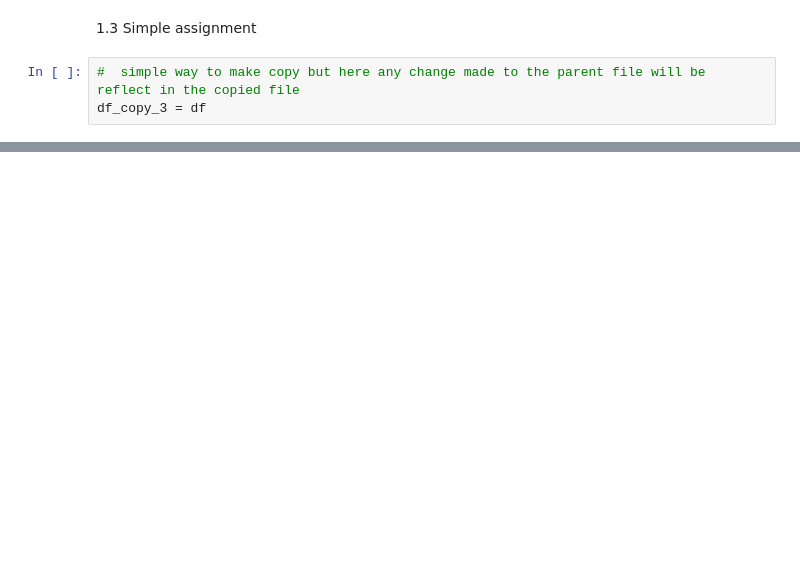
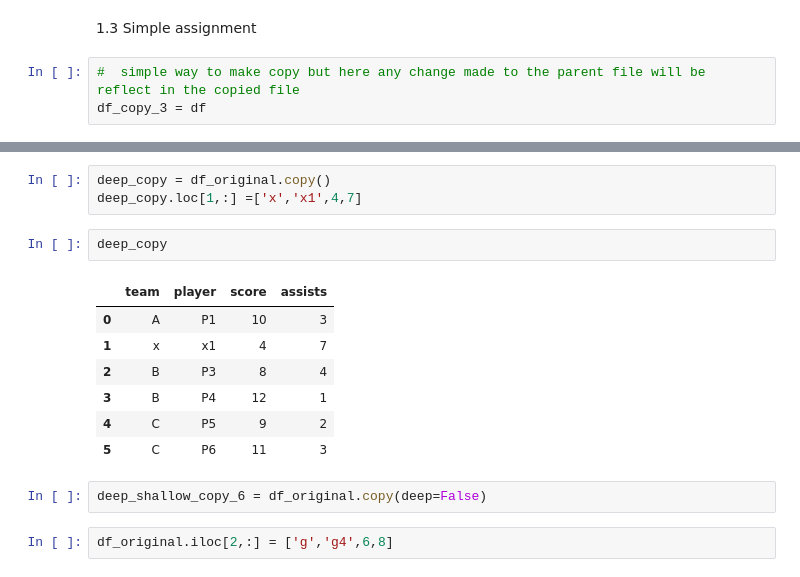
Before and after one commit to blu3-bird/Pandas-and-Numpy, a Jupyter notebook: Data Extraction/copy method.ipynb, the cells around one changed output, grey strips where cells are left out. Drawn from its saved outputs; the diff is of its cells as text; blank space fills up the shorter version.

```diff
--- a/Data Extraction/copy method.ipynb
+++ b/Data Extraction/copy method.ipynb
@@ -58,0 +366,17 @@ df.head()
+# %%
+deep_copy = df_original.copy()
+deep_copy.loc[1,:] =['x','x1',4,7]
+# %%
+deep_copy
+# %% [output]
+|  | team | player | score | assists |
+| 0 | A | P1 | 10 | 3 |
+| 1 | x | x1 | 4 | 7 |
+| 2 | B | P3 | 8 | 4 |
+| 3 | B | P4 | 12 | 1 |
+| 4 | C | P5 | 9 | 2 |
+| 5 | C | P6 | 11 | 3 |
+# %%
+deep_shallow_copy_6 = df_original.copy(deep=False)
+# %%
+df_original.iloc[2,:] = ['g','g4',6,8]
```
Also changed, not shown: parts of 37 cells of this notebook.
